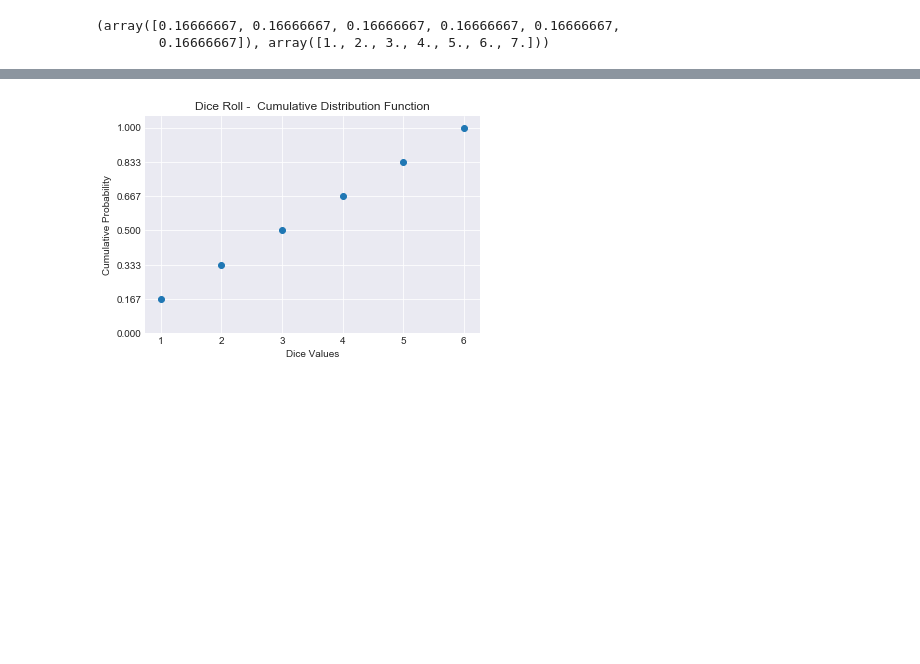
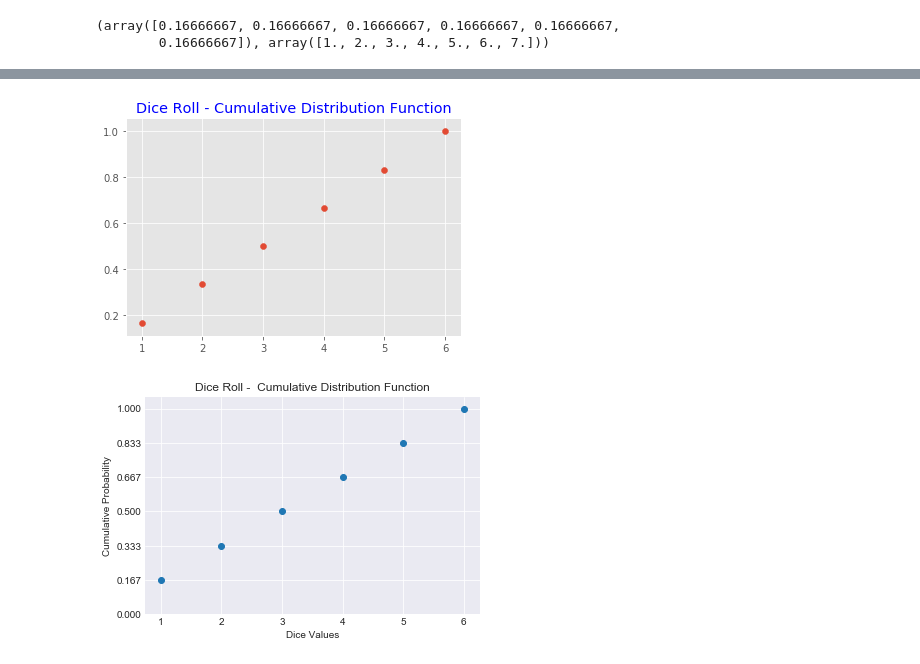
Before and after one commit to Pietrassyk/dsc-cumulative-distribution-function-lab-nyc-ds-career-042219, a Jupyter notebook: index.ipynb, the cells around one changed output, grey strips where cells are left out. Drawn from its saved outputs; the diff is of its cells as text; code cells hidden in the pictures; blank space fills up the shorter version.

```diff
--- a/index.ipynb
+++ b/index.ipynb
@@ -92,5 +92,5 @@ hists
         0.16666667]), array([1., 2., 3., 4., 5., 6., 7.]))
 # %%
 plt.scatter(hists[1][:-1],np.cumsum(hists[0]));
-plt.title("Dice Roll - Cumulative Distribution Function" c = "b")
+plt.title("Dice Roll - Cumulative Distribution Function" ,color = "b")
 # %% [output]
@@ -98,3 +98,4 @@ SyntaxError: invalid syntax (<ipython-input-59-c9c20ffb1b81>, line 2)
+[figure, added]
 # %%
 # Your code here
 # %% [output]
```
Also changed, not shown: parts of 1 cell of this notebook.
